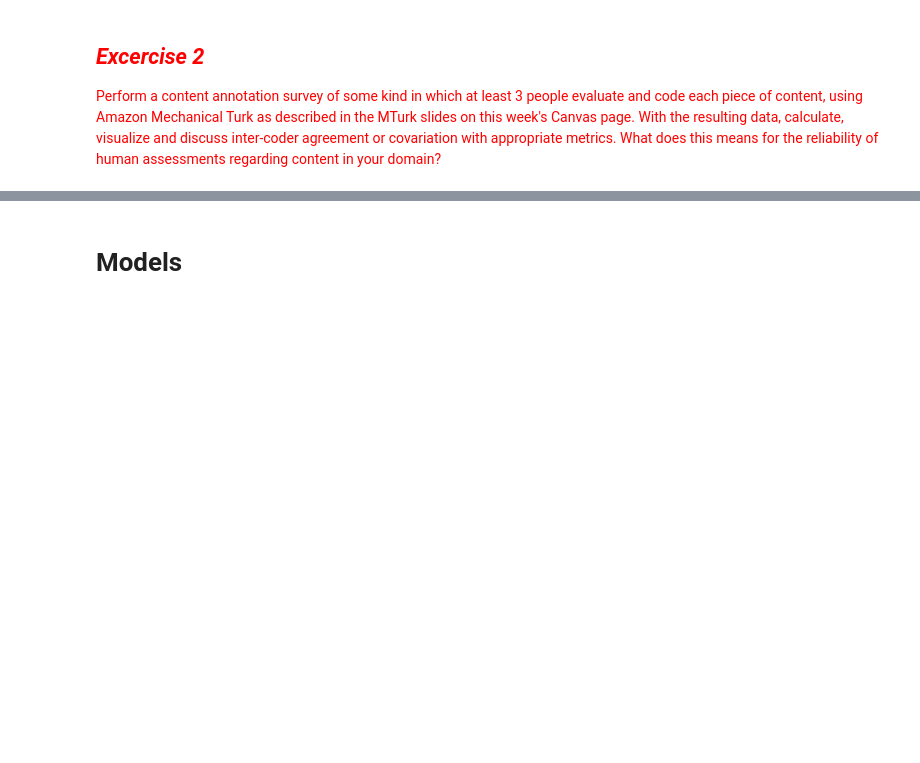
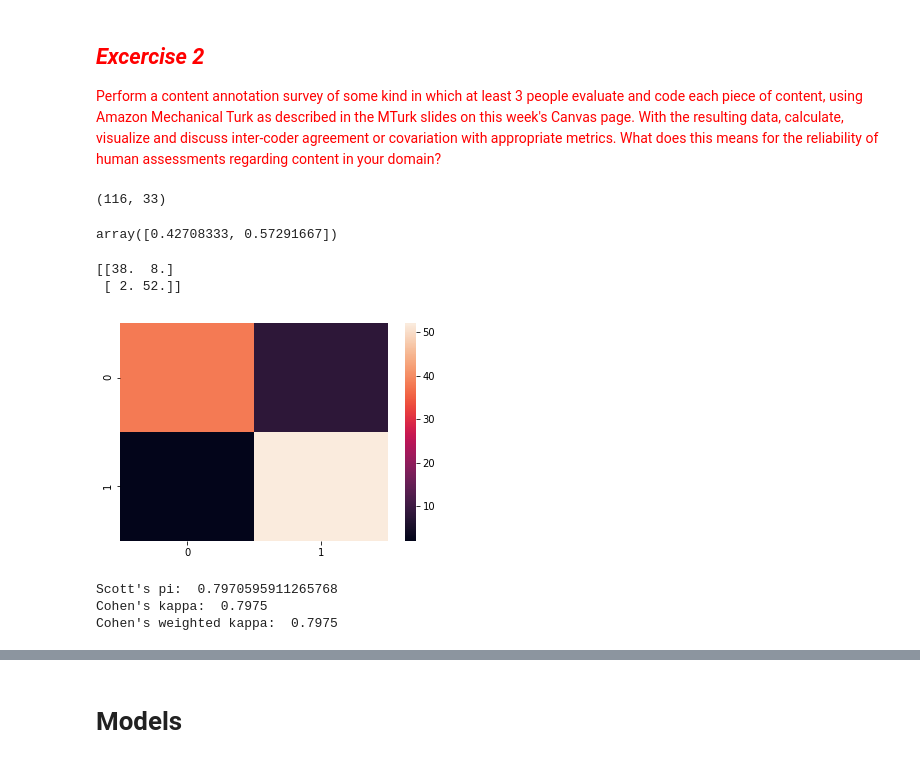
Before and after one commit to sunnyjooey/content-analysis-2018, a Jupyter notebook: 5-Reliability/5-Reliability.ipynb, the cells around one changed output, grey strips where cells are left out. Cells and saved outputs as stored; diff of their text form; code cells hidden in the pictures; blank space fills up the shorter version.

```diff
--- a/5-Reliability/5-Reliability.ipynb
+++ b/5-Reliability/5-Reliability.ipynb
@@ -233,0 +237,38 @@ print(pairwise_metric_average(pearsons_rho,anno.annotations), pairwise_metric_av
+# %%
+# Get and create dataframe for Question 1: Is this article title related to climate change?
+batch_results = pandas.read_csv("batch_results.csv")
+q1 = batch_results.groupby(['HITId','WorkerId'])['Answer.Q1Answer'].first().unstack()
+q1.fillna(-1, inplace=True)
+q1 = q1.values
+anno_q1 = AnnotationsContainer.from_array(q1, missing_values=[-1])
+# %%
+# 116 questions, 33 reviewers
+q1.shape
+# %% [output]
+(116, 33)
+# %%
+# Frequency of 0 and 1
+pyanno.measures.agreement.labels_frequency(anno_q1.annotations,2)
+# %% [output]
+array([0.42708333, 0.57291667])
+# %%
+def compareTwo(annot, i, j, numCat):
+    # Confusion matrix of
+    c = pyanno.measures.agreement.confusion_matrix(annot.annotations[:,i], annot.annotations[:,j], numCat)
+    print(c)
+    ac = seaborn.heatmap(c)
+    plt.show()
+
+    print("Scott's pi: ", scotts_pi(annot.annotations[:,i], annot.annotations[:,j]))
+    print("Cohen's kappa: ", cohens_kappa(annot.annotations[:,i], annot.annotations[:,j]))
+    print("Cohen's weighted kappa: ", cohens_weighted_kappa(annot.annotations[:,i], annot.annotations[:,j]))
+# %%
+# Compare persons 6 and 26: both completed 107 questions out of 116
+compareTwo(anno_q1, 6, 26, 2)
+# %% [output]
+[[38.  8.]
+ [ 2. 52.]]
+[figure, added]
+Scott's pi:  0.7970595911265768
+Cohen's kappa:  0.7975
+Cohen's weighted kappa:  0.7975
```
Also changed, not shown: parts of 12 cells of this notebook.
